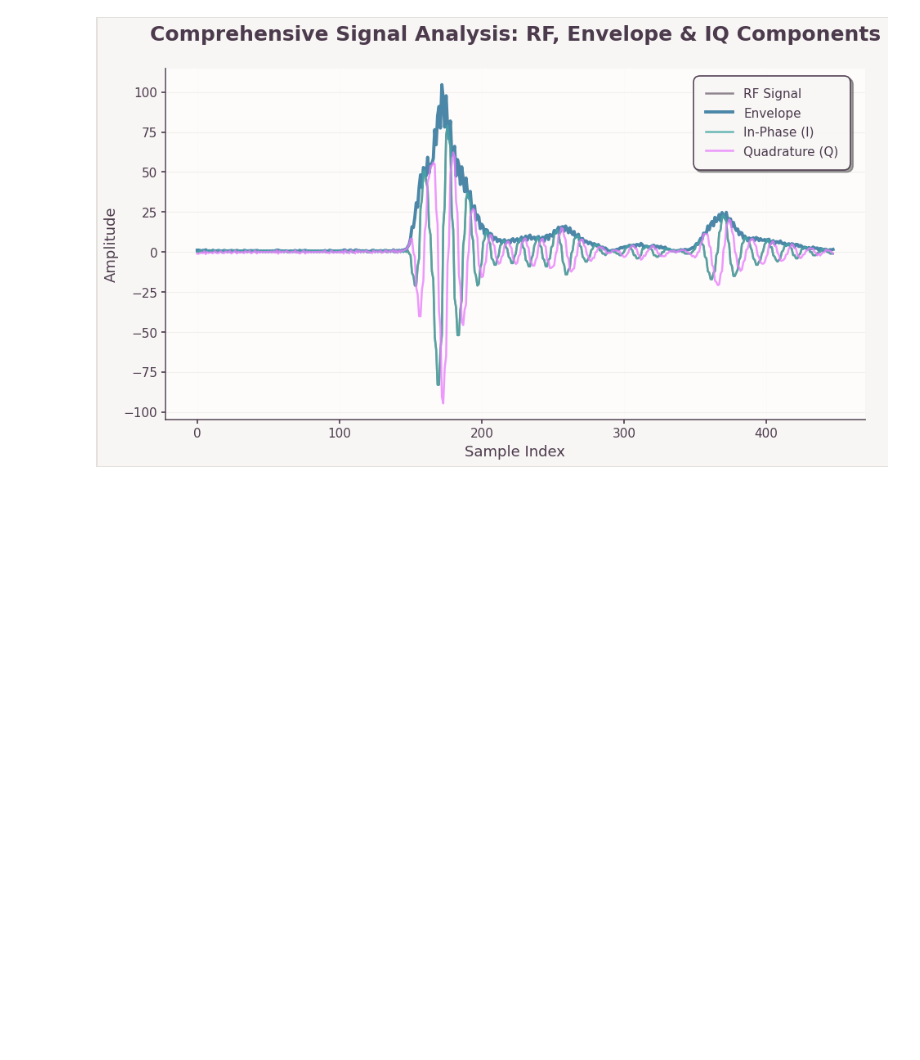
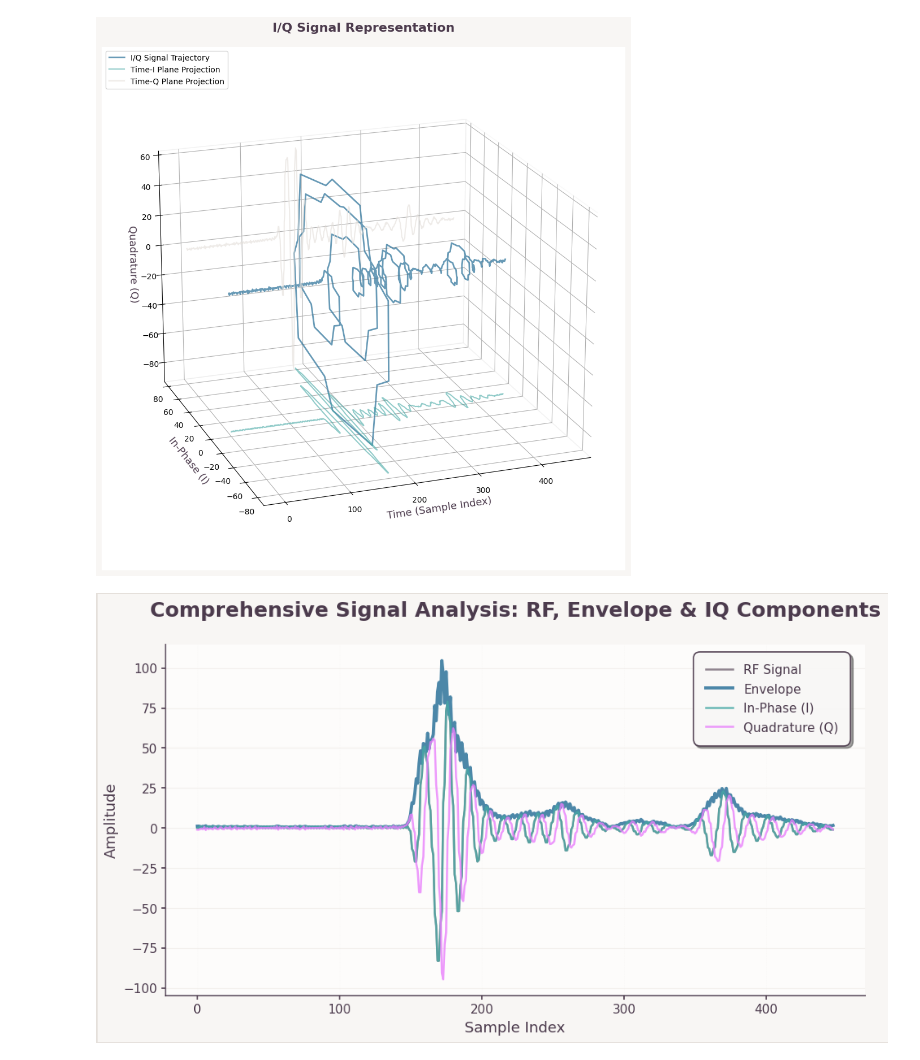
Before and after one commit to topeberti/UTvsXCT-preprocessing, a Jupyter notebook: produccion/signal/signal.ipynb, the cells around one changed output. Drawn from its saved outputs; the diff is of its cells as text; code cells hidden in the pictures; blank space fills up the shorter version.

```diff
--- a/produccion/signal/signal.ipynb
+++ b/produccion/signal/signal.ipynb
@@ -121,3 +121,45 @@ plt.show()
+# %%
+# 3D I/Q Signal Visualization
+from mpl_toolkits.mplot3d import Axes3D
+
+# Create time axis
+time_axis = np.arange(len(iq[0]))
+
+# Create 3D plot
+fig = plt.figure(figsize=(14, 10))
+ax = fig.add_subplot(111, projection='3d')
+
+# Plot the 3D trajectory of the I/Q signal (time on X-axis, now pointing right)
+ax.plot(time_axis, iq[0], iq[1], color='#4281a4', linewidth=2.0, alpha=0.8, label='I/Q Signal Trajectory')
+
+# Add projections onto the coordinate planes for reference
+ax.plot(time_axis, iq[0], np.min(iq[1]), color='#48a9a6', alpha=0.6, linewidth=1.5, label='Time-I Plane Projection')
+ax.plot(time_axis, np.max(iq[0]), iq[1], color='#e4dfda', alpha=0.6, linewidth=1.5, label='Time-Q Plane Projection')
+
+# Set the viewing angle (elevation, azimuth)
+ax.view_init(elev=20, azim=-110)  # Adjust these values to rotate the plot
+
+# Enhance the 3D plot appearance
+ax.set_xlabel('Time (Sample Index)', fontsize=13, color='#4c3b4d', fontweight='medium')
+ax.set_ylabel('In-Phase (I)', fontsize=13, color='#4c3b4d', fontweight='medium')
+ax.set_zlabel('Quadrature (Q)', fontsize=13, color='#4c3b4d', fontweight='medium')
+ax.set_title('I/Q Signal Representation',
+             fontsize=16, color='#4c3b4d', pad=20, fontweight='bold')
+
+# Customize the 3D plot theme
+ax.xaxis.pane.fill = False
+ax.yaxis.pane.fill = False
+ax.zaxis.pane.fill = False
+ax.grid(True, alpha=0.3)
+ax.legend(loc='upper left', fontsize=10)
+
+# Set background color
+fig.patch.set_facecolor('#f8f6f4')
+
+plt.tight_layout()
+plt.show()
+# %% [output]
+[figure, added]
 # %%
 # Enhanced combined plot with optimal color distribution
 plt.figure(figsize=(12, 7))
```
Also changed, not shown: parts of 3 cells of this notebook, 3 other files.
